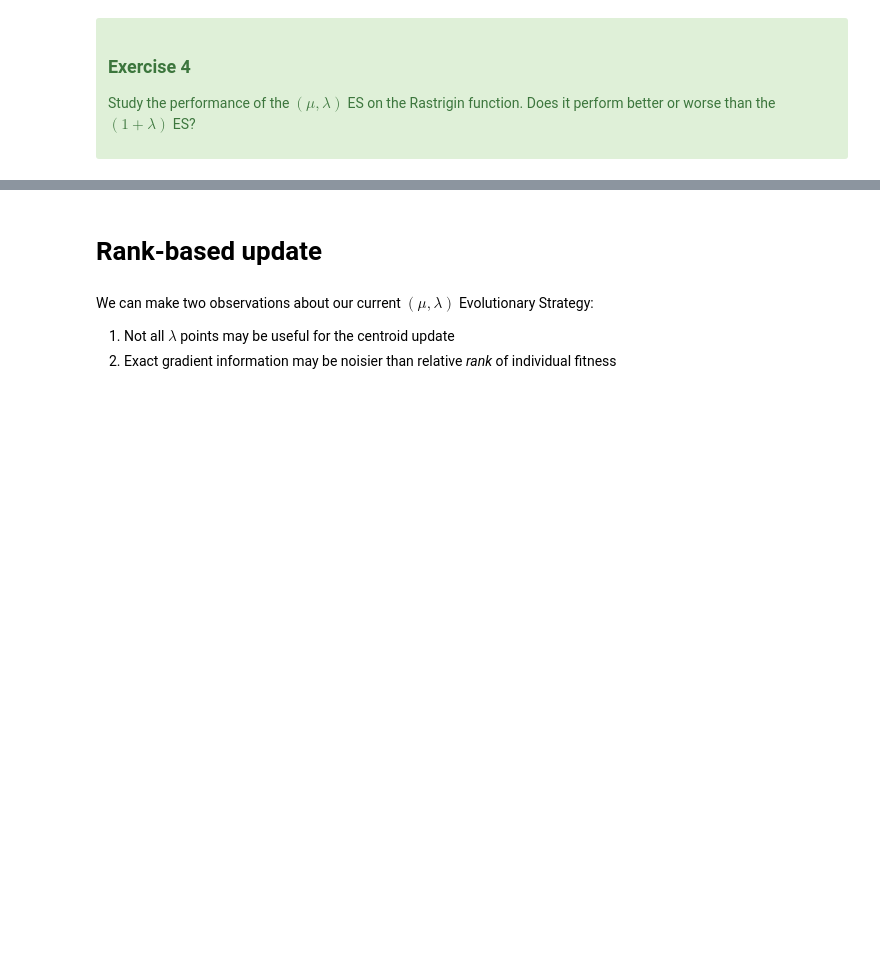
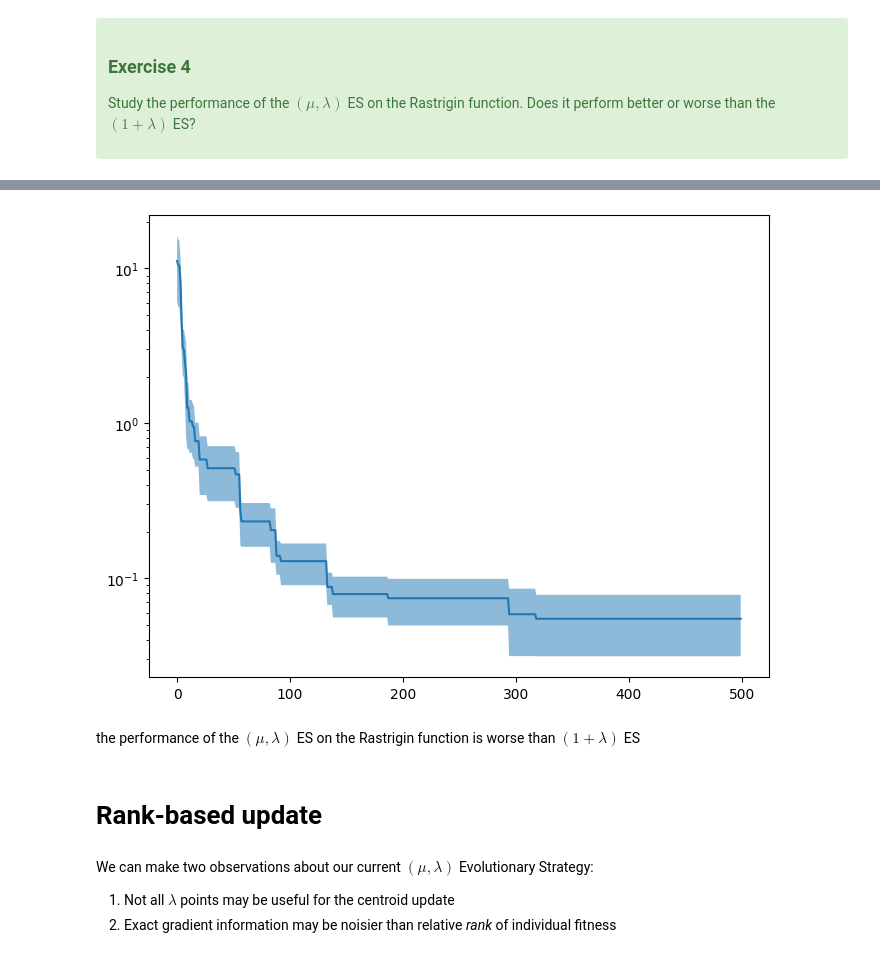
Before and after one commit to jhzhang07/Speech_Emotion_Recognition, a Jupyter notebook: workshop5.ipynb, the cells around one changed output, grey strips where cells are left out. Cells and saved outputs as stored; diff of their text form; code cells hidden in the pictures; blank space fills up the shorter version.

```diff
--- a/workshop5.ipynb
+++ b/workshop5.ipynb
@@ -386,3 +415,20 @@ Study the performance of the $(\mu, \lambda)$ ES on the Rastrigin function. Does
+# %%
+reps = []
+for i in range(5):
+    x = np.random.rand(2)*10-5
+    reps += [oneplus_lambda(x, fff, gens = 500)]
+reps = np.array(reps)
+reps_mean = np.mean(reps, 0)
+reps_std = np.std(reps, 0)
+# %%
+fig = plt.figure(figsize=(8, 6))
+plt.fill_between(range(len(reps[0])), reps_mean+0.5*reps_std, reps_mean-0.5*reps_std, alpha=0.5)
+plt.plot(range(len(reps[0])), reps_mean)
+plt.yscale('log')
+# %% [output]
+[figure, added]
+# %% [markdown]
+the performance of the  $(𝜇,𝜆)$ ES on the Rastrigin function is worse than $(1+𝜆)$ ES
 # %% [markdown]
 # Rank-based update
 # %% [markdown]
```
Also changed, not shown: parts of 8 cells of this notebook.
